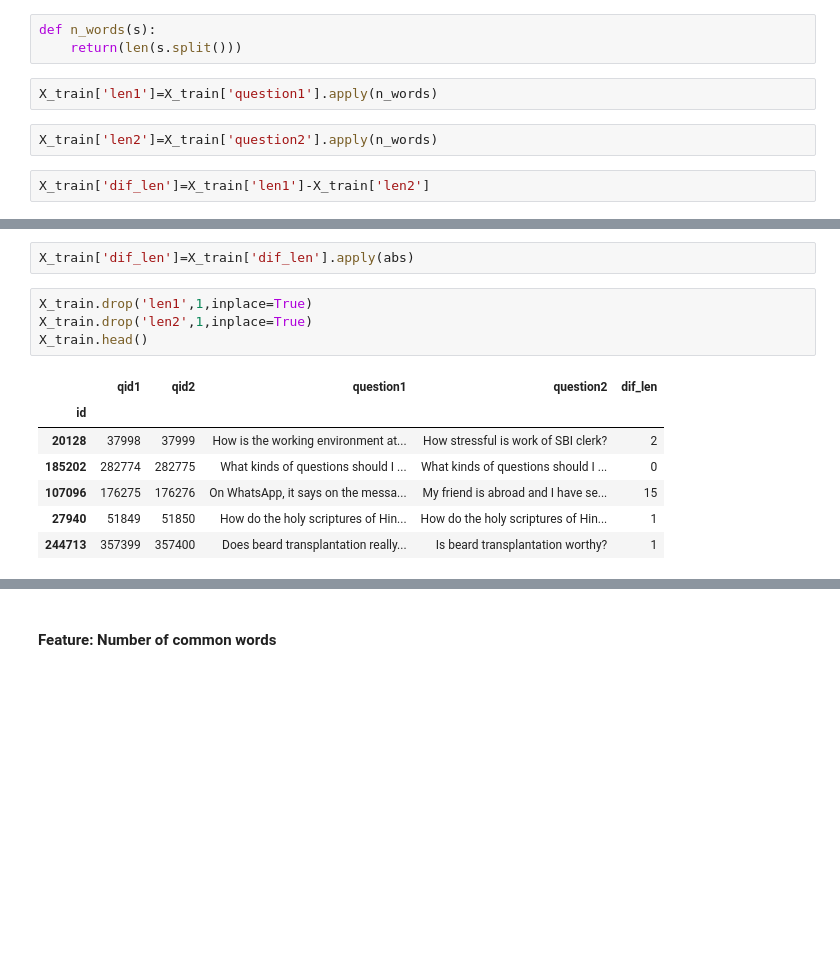
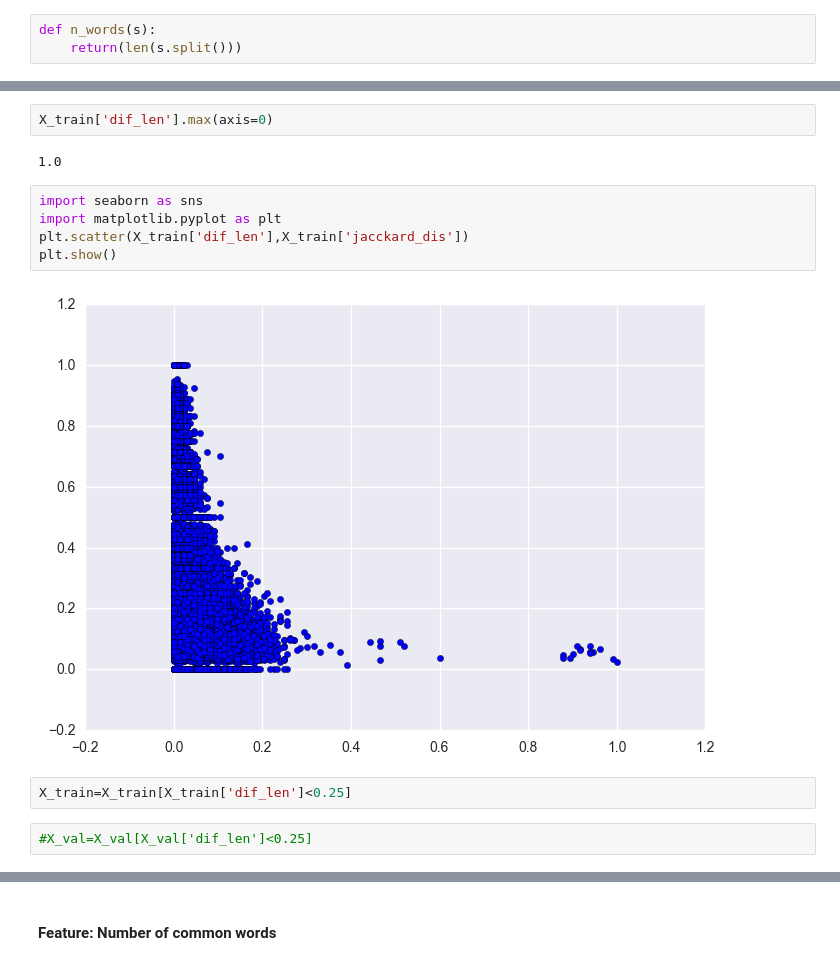
Before and after one commit to jaime-endika/kagglequora, a Jupyter notebook: Quora duplicate questions.ipynb, the cells around one changed output, grey strips where cells are left out. Saved outputs shown, nothing was run; the diff lists cells and outputs as text; blank space fills up the shorter version.

```diff
--- a/Quora duplicate questions.ipynb
+++ b/Quora duplicate questions.ipynb
@@ -99,9 +168,3 @@ def clean_text(s,lower=False):
 # %%
 def n_words(s):
     return(len(s.split()))
-# %%
-X_train['len1']=X_train['question1'].apply(n_words)
-# %%
-X_train['len2']=X_train['question2'].apply(n_words)
-# %%
-X_train['dif_len']=X_train['len1']-X_train['len2']
@@ -108,14 +210,15 @@ X_train['dif_len']=X_train['len1']-X_train['len2']
+# %%
+X_train['dif_len'].max(axis=0)
+# %% [output]
+1.0
+# %%
+import seaborn as sns
+import matplotlib.pyplot as plt
+plt.scatter(X_train['dif_len'],X_train['jacckard_dis'])
+plt.show()
+# %% [output]
+[figure, added]
 # %%
-X_train['dif_len']=X_train['dif_len'].apply(abs)
+X_train=X_train[X_train['dif_len']<0.25]
-# %%
-X_train.drop('len1',1,inplace=True)
-X_train.drop('len2',1,inplace=True)
-X_train.head()
-# %% [output]
-|  | qid1 | qid2 | question1 | question2 | dif_len |
-| id |  |  |  |  |  |
-| 20128 | 37998 | 37999 | How is the working environment at... | How stressful is work of SBI clerk? | 2 |
-| 185202 | 282774 | 282775 | What kinds of questions should I ... | What kinds of questions should I ... | 0 |
-| 107096 | 176275 | 176276 | On WhatsApp, it says on the messa... | My friend is abroad and I have se... | 15 |
-| 27940 | 51849 | 51850 | How do the holy scriptures of Hin... | How do the holy scriptures of Hin... | 1 |
-| 244713 | 357399 | 357400 | Does beard transplantation really... | Is beard transplantation worthy? | 1 |
+# %%
+#X_val=X_val[X_val['dif_len']<0.25]
```
Also changed, not shown: parts of 46 cells of this notebook.
